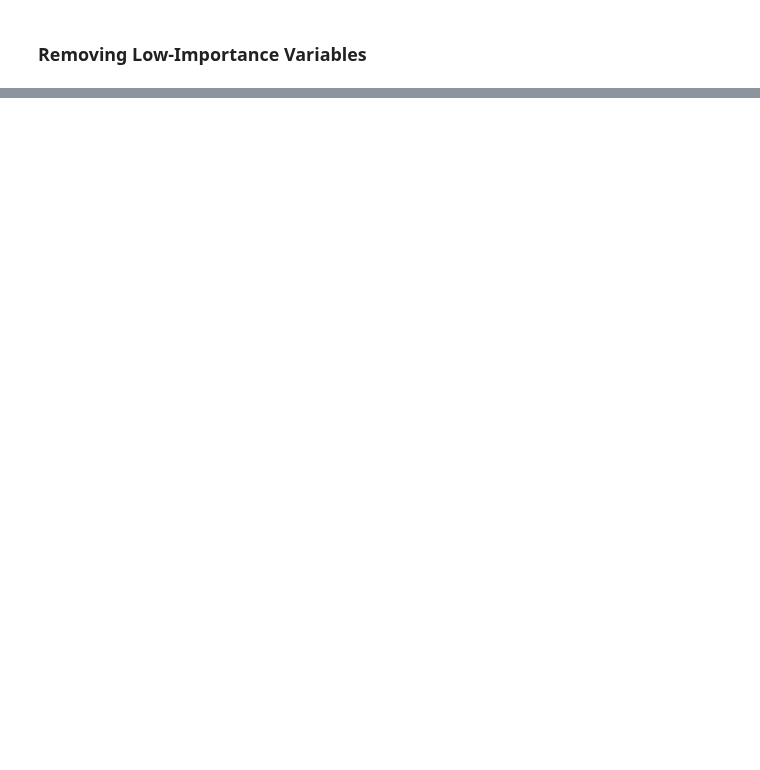
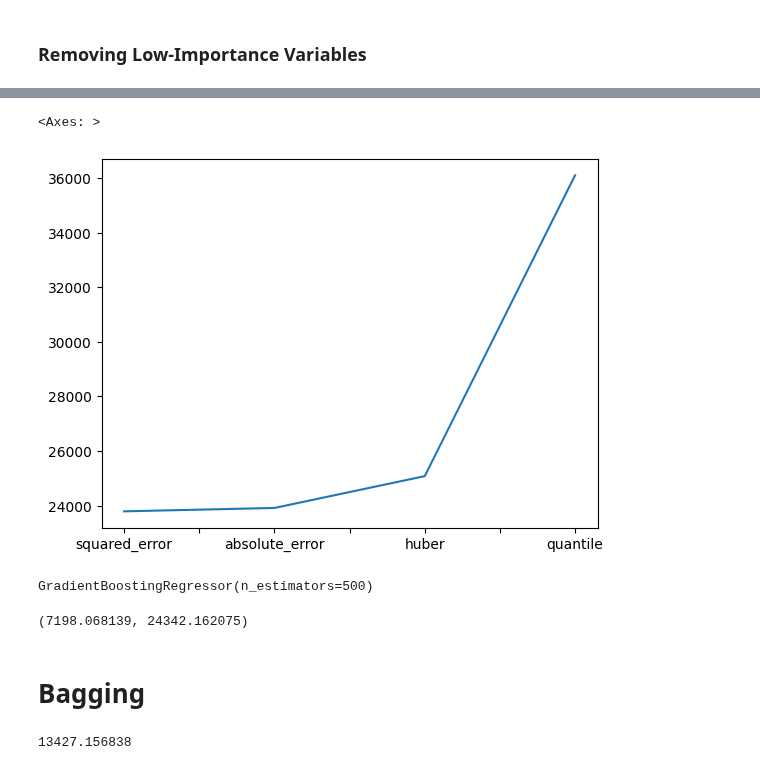
Before and after one commit to pangda0xff/fastbook, a Jupyter notebook: mywork/House Prices Prediction.ipynb, the cells around one changed output, grey strips where cells are left out. Drawn from its saved outputs; the diff is of its cells as text; code cells hidden in the pictures; blank space fills up the shorter version.

Commit message:
bagging

```diff
--- a/mywork/House Prices Prediction.ipynb
+++ b/mywork/House Prices Prediction.ipynb
@@ -261,0 +198,22 @@ Successfully submitted to House Prices - Advanced Regression Techniques
+# %%
+loss = []
+ls = ['squared_error', 'absolute_error', 'huber', 'quantile']
+for l in ls:
+    gbx = GradientBoostingRegressor(loss = l)
+    gbx.fit(train_xs_i, train_y)
+    loss.append(m_rmse(gbx, valid_xs_i, valid_y))
+
+ls_s = pd.Series(loss, index= ls)
+ls_s.plot()
+# %% [output]
+<Axes: >
+[figure, added]
+# %%
+gb = GradientBoostingRegressor(n_estimators=100, learning_rate=0.2)
+gb.fit(train_xs_i, train_y)
+# %% [output]
+GradientBoostingRegressor(n_estimators=500)
+# %%
+m_rmse(gb, train_xs_i, train_y), m_rmse(gb, valid_xs_i, valid_y)
+# %% [output]
+(7198.068139, 24342.162075)
@@ -261,0 +222,16 @@ Successfully submitted to House Prices - Advanced Regression Techniques
+# %% [markdown]
+# Bagging
+# %%
+def ms_rmse(xs, y, *ms):
+    first = []
+    for i,v in enumerate(ms):
+        if i == 0:
+            first = v.predict(xs)
+        else:
+            first += v.predict(xs)
+    pred = first / len(ms)
+    return round(math.sqrt(((pred-y)**2).mean()), 6)
+
+ms_rmse(train_xs_i, train_y, m_i, gb)
+# %% [output]
+13427.156838
```
Also changed, not shown: parts of 32 cells of this notebook, 2 other files.
